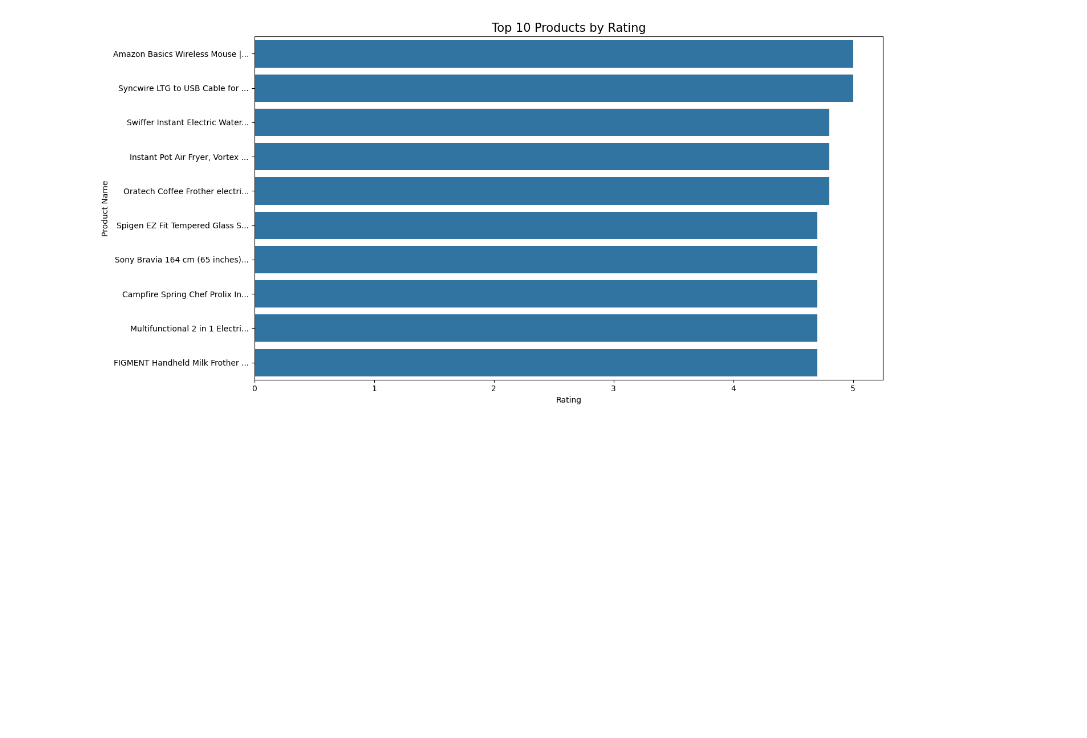
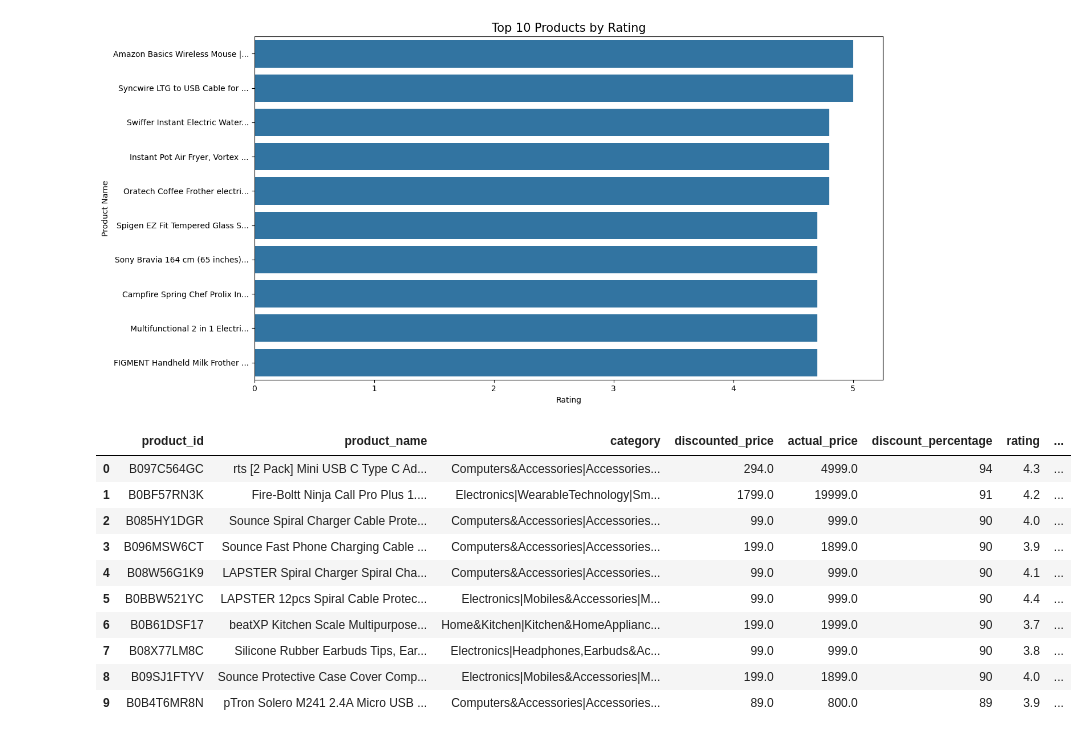
Before and after one commit to Parvashukla26/Amazon_Data_Analysis, a Jupyter notebook: Amazon_Data_Analysis.ipynb, the cells around one changed output. Saved outputs shown, nothing was run; the diff lists cells and outputs as text; code cells hidden in the pictures; blank space fills up the shorter version.

```diff
--- a/Amazon_Data_Analysis.ipynb
+++ b/Amazon_Data_Analysis.ipynb
@@ -212,3 +212,21 @@ plt.tight_layout()
 plt.show()
 # %% [output]
 [figure]
+# %%
+df_unique = df.drop_duplicates(subset='product_name')
+most_discounted = df_unique.sort_values(by='discount_percentage', ascending=False).head(10)
+most_discounted.reset_index(drop=True, inplace=True)
+most_discounted['short_name'] = most_discounted['product_name'].str.slice(0, 40)
+most_discounted
+# %% [output]
+|  | product_id | product_name | category | discounted_price | actual_price | discount_percentage | rating | ... |
+| 0 | B097C564GC | rts [2 Pack] Mini USB C Type C Ad... | Computers&Accessories|Accessories... | 294.0 | 4999.0 | 94 | 4.3 | ... |
+| 1 | B0BF57RN3K | Fire-Boltt Ninja Call Pro Plus 1.... | Electronics|WearableTechnology|Sm... | 1799.0 | 19999.0 | 91 | 4.2 | ... |
+| 2 | B085HY1DGR | Sounce Spiral Charger Cable Prote... | Computers&Accessories|Accessories... | 99.0 | 999.0 | 90 | 4.0 | ... |
+| 3 | B096MSW6CT | Sounce Fast Phone Charging Cable ... | Computers&Accessories|Accessories... | 199.0 | 1899.0 | 90 | 3.9 | ... |
+| 4 | B08W56G1K9 | LAPSTER Spiral Charger Spiral Cha... | Computers&Accessories|Accessories... | 99.0 | 999.0 | 90 | 4.1 | ... |
+| 5 | B0BBW521YC | LAPSTER 12pcs Spiral Cable Protec... | Electronics|Mobiles&Accessories|M... | 99.0 | 999.0 | 90 | 4.4 | ... |
+| 6 | B0B61DSF17 | beatXP Kitchen Scale Multipurpose... | Home&Kitchen|Kitchen&HomeApplianc... | 199.0 | 1999.0 | 90 | 3.7 | ... |
+| 7 | B08X77LM8C | Silicone Rubber Earbuds Tips, Ear... | Electronics|Headphones,Earbuds&Ac... | 99.0 | 999.0 | 90 | 3.8 | ... |
+| 8 | B09SJ1FTYV | Sounce Protective Case Cover Comp... | Electronics|Mobiles&Accessories|M... | 199.0 | 1899.0 | 90 | 4.0 | ... |
+| 9 | B0B4T6MR8N | pTron Solero M241 2.4A Micro USB ... | Computers&Accessories|Accessories... | 89.0 | 800.0 | 89 | 3.9 | ... |
```
Also changed, not shown: parts of 1 cell of this notebook.
